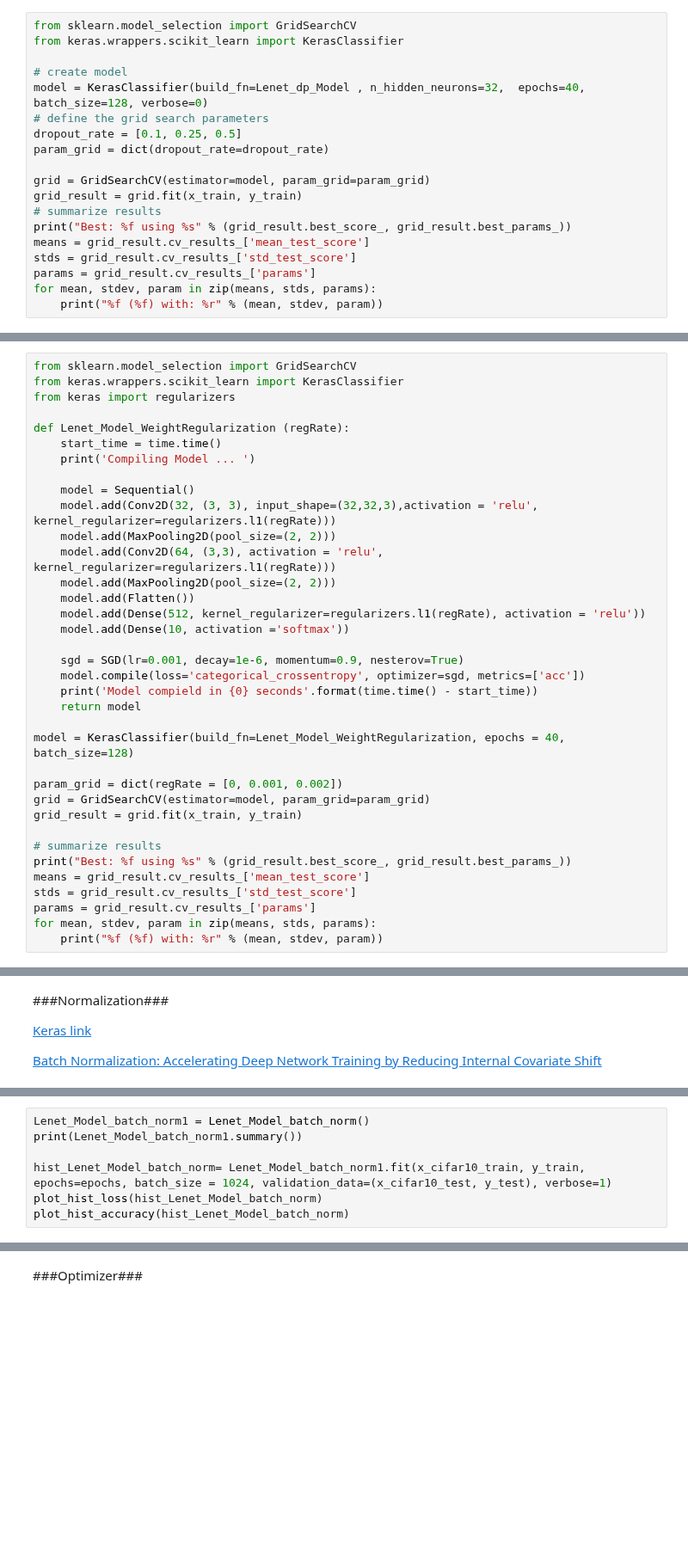
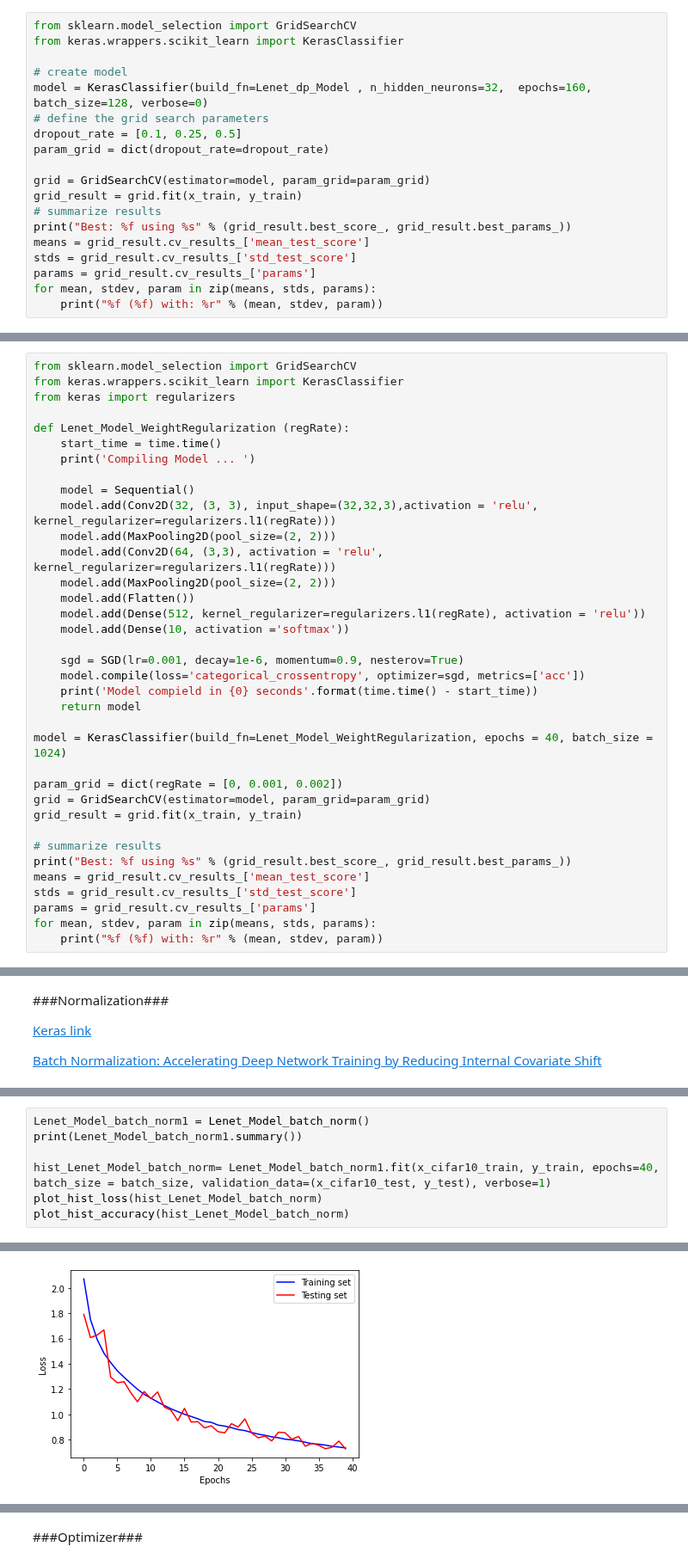
Before and after one commit to deepintomlf/mlfbook, a Jupyter notebook: Copy_of_PracticeSession2_CNN_tf2.ipynb, the cells around one changed output, grey strips where cells are left out. Shown at 86% size. Drawn from its saved outputs; the diff is of its cells as text; blank space fills up the shorter version.

Commit message:
modify the codes about the batch_size

```diff
--- a/Copy_of_PracticeSession2_CNN_tf2.ipynb
+++ b/Copy_of_PracticeSession2_CNN_tf2.ipynb
@@ -253,7 +296,7 @@ from sklearn.model_selection import GridSearchCV
 from keras.wrappers.scikit_learn import KerasClassifier
 
 # create model
-model = KerasClassifier(build_fn=Lenet_dp_Model , n_hidden_neurons=32,  epochs=40, batch_size=128, verbose=0)
+model = KerasClassifier(build_fn=Lenet_dp_Model , n_hidden_neurons=32,  epochs=160, batch_size=128, verbose=0)
 # define the grid search parameters
 dropout_rate = [0.1, 0.25, 0.5]
 param_grid = dict(dropout_rate=dropout_rate)
@@ -292,7 +353,7 @@ def Lenet_Model_WeightRegularization (regRate):
     print('Model compield in {0} seconds'.format(time.time() - start_time))
     return model
 
-model = KerasClassifier(build_fn=Lenet_Model_WeightRegularization, epochs = 40, batch_size=128)
+model = KerasClassifier(build_fn=Lenet_Model_WeightRegularization, epochs = 40, batch_size = 1024)
 
 param_grid = dict(regRate = [0, 0.001, 0.002])
 grid = GridSearchCV(estimator=model, param_grid=param_grid)
@@ -354,6 +433,7 @@ def Lenet_Model_batch_norm():
 Lenet_Model_batch_norm1 = Lenet_Model_batch_norm()
 print(Lenet_Model_batch_norm1.summary())
 
-hist_Lenet_Model_batch_norm= Lenet_Model_batch_norm1.fit(x_cifar10_train, y_train, epochs=epochs, batch_size = 1024, validation_data=(x_cifar10_test, y_test), verbose=1)
+hist_Lenet_Model_batch_norm= Lenet_Model_batch_norm1.fit(x_cifar10_train, y_train, epochs=40, batch_size = batch_size, validation_data=(x_cifar10_test, y_test), verbose=1)
 plot_hist_loss(hist_Lenet_Model_batch_norm)
 plot_hist_accuracy(hist_Lenet_Model_batch_norm)
+# %% [output]
@@ -359,0 +457 @@ plot_hist_accuracy(hist_Lenet_Model_batch_norm)
+[figure, added]
```
Also changed, not shown: parts of 12 cells of this notebook.
